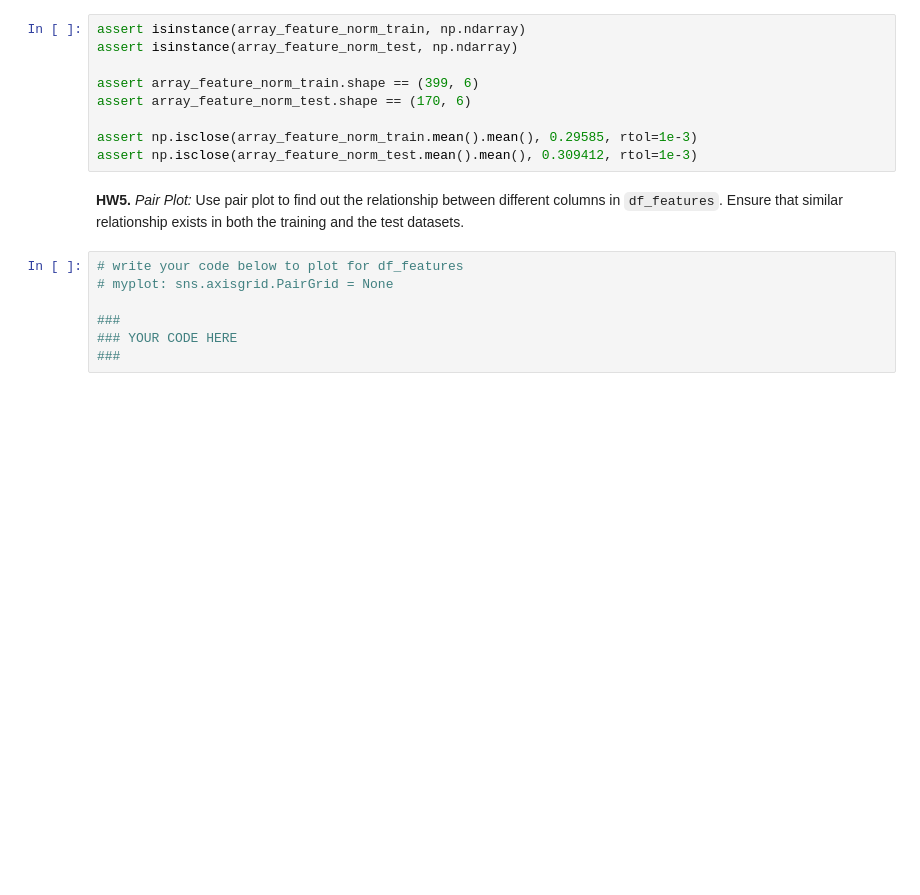
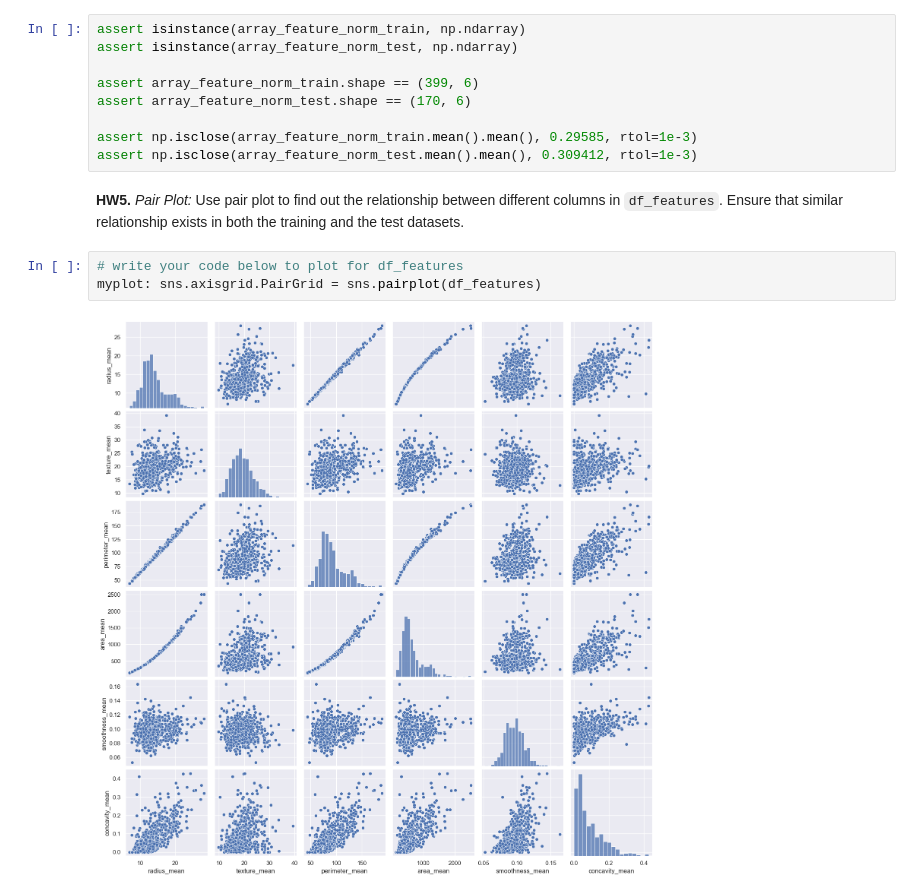
Before and after one commit to surrelsaga/DDW-weekly-problemSets, a Jupyter notebook: Week09_Homework.ipynb, the cells around one changed output. Saved outputs shown, nothing was run; the diff lists cells and outputs as text; blank space fills up the shorter version.

```diff
--- a/Week09_Homework.ipynb
+++ b/Week09_Homework.ipynb
@@ -385,10 +458,8 @@ assert np.isclose(array_feature_norm_test.mean().mean(), 0.309412, rtol=1e-3)
 **HW5.** *Pair Plot:* Use pair plot to find out the relationship between different columns in `df_features`. Ensure that similar relationship exists in both the training and the test datasets.
 # %%
 # write your code below to plot for df_features
-# myplot: sns.axisgrid.PairGrid = None
-
-###
-### YOUR CODE HERE
-###
+myplot: sns.axisgrid.PairGrid = sns.pairplot(df_features)
+# %% [output]
+[figure, added]
 # %%
 # write your code below to plot for df_features_train
```
Also changed, not shown: parts of 10 cells of this notebook.
